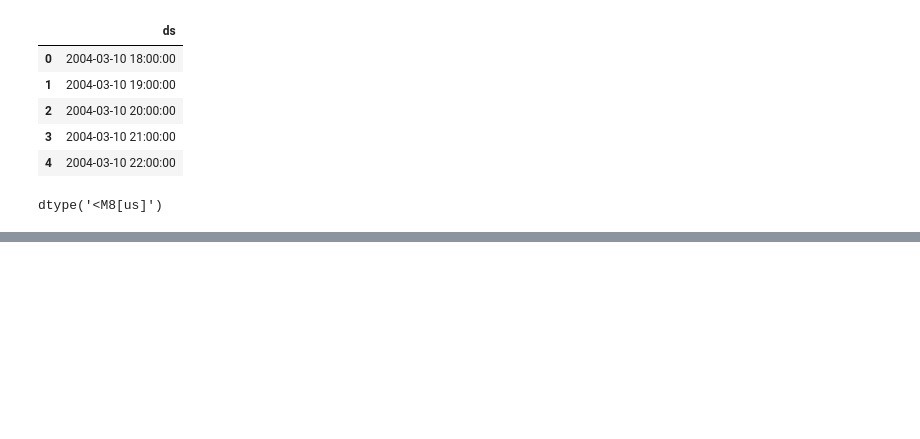
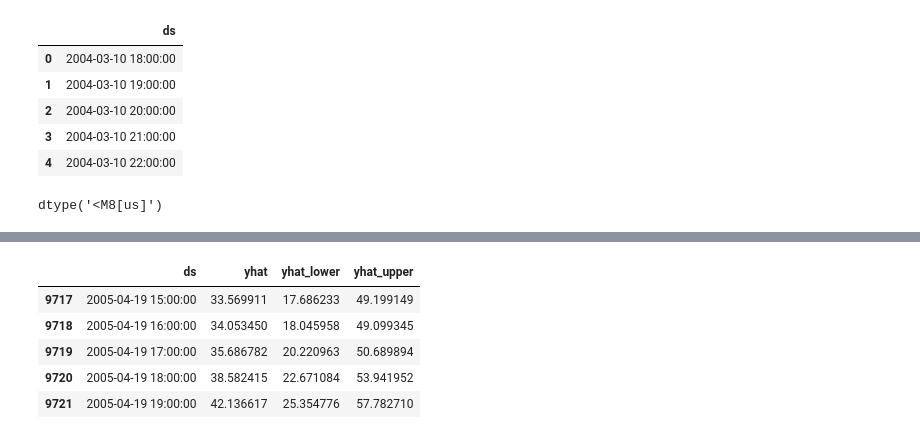
Before and after one commit to Deepanker005/Aqi_Forecast, a Jupyter notebook: AQI Forecast.ipynb, the cells around one changed output, grey strips where cells are left out. Cells and saved outputs as stored; diff of their text form; code cells hidden in the pictures; blank space fills up the shorter version.

```diff
--- a/AQI Forecast.ipynb
+++ b/AQI Forecast.ipynb
@@ -339,3 +339,5 @@ NewData.head()
 NewData['ds'].dtype
 # %% [output]
 dtype('<M8[us]')
+# %%
+NewData['y']=AQI['RH']
@@ -341,0 +355,6 @@ dtype('<M8[us]')
+# %%
+from prophet import Prophet
+
+
+model = Prophet()
+model.fit(NewData)
@@ -341,0 +365,3 @@ dtype('<M8[us]')
+# %%
+future = model.make_future_dataframe(periods=365, freq='h')
+future.tail()
@@ -341,0 +375,10 @@ dtype('<M8[us]')
+# %%
+forecast = model.predict(future)
+forecast[['ds', 'yhat', 'yhat_lower', 'yhat_upper']].tail()
+# %% [output]
+|  | ds | yhat | yhat_lower | yhat_upper |
+| 9717 | 2005-04-19 15:00:00 | 33.569911 | 17.686233 | 49.199149 |
+| 9718 | 2005-04-19 16:00:00 | 34.053450 | 18.045958 | 49.099345 |
+| 9719 | 2005-04-19 17:00:00 | 35.686782 | 20.220963 | 50.689894 |
+| 9720 | 2005-04-19 18:00:00 | 38.582415 | 22.671084 | 53.941952 |
+| 9721 | 2005-04-19 19:00:00 | 42.136617 | 25.354776 | 57.782710 |
```
Also changed, not shown: parts of 4 cells of this notebook.
